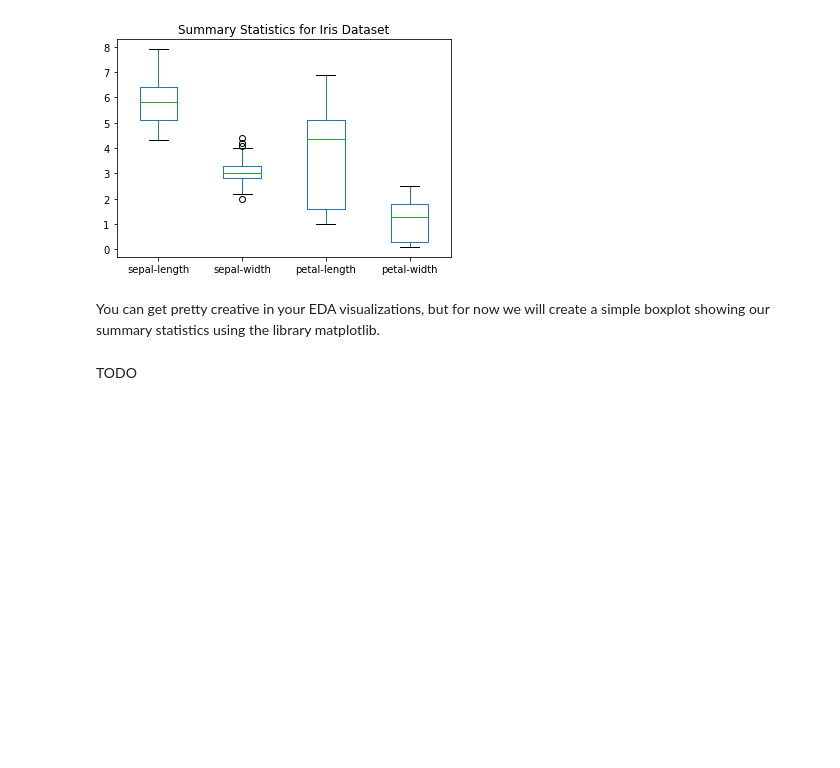
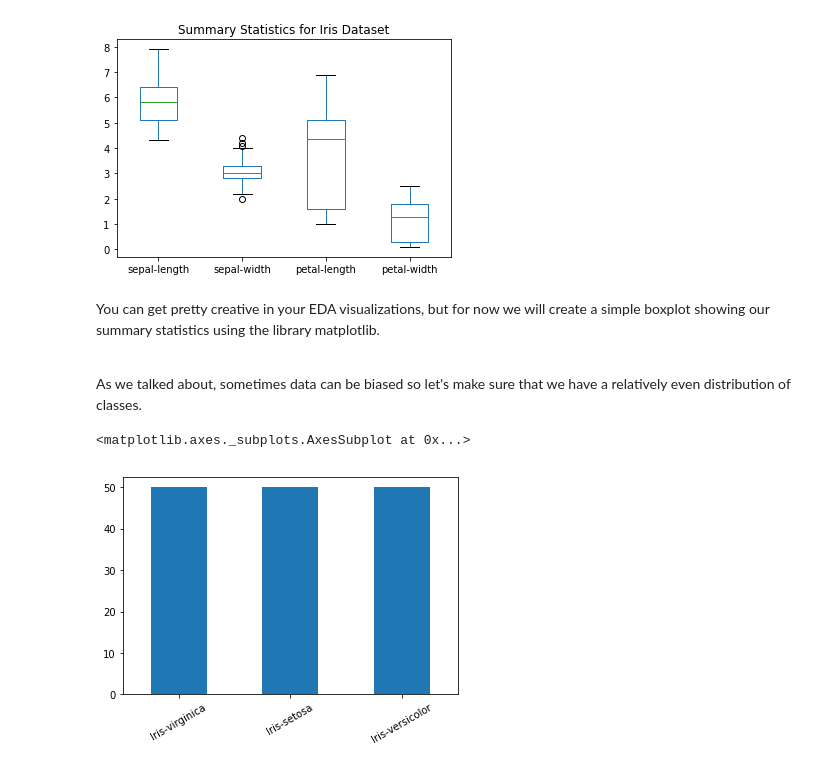
Before and after one commit to wwu-mentors/MachineLearning-Workshop, a Jupyter notebook: ml_workshop.ipynb, the cells around one changed output. Saved outputs shown, nothing was run; the diff lists cells and outputs as text; code cells hidden in the pictures; blank space fills up the shorter version.

```diff
--- a/ml_workshop.ipynb
+++ b/ml_workshop.ipynb
@@ -61,5 +61,11 @@ plt.show()
 [figure]
 # %% [markdown]
 You can get pretty creative in your EDA visualizations, but for now we will create a simple boxplot showing our summary statistics using the library matplotlib.
+
+<br />
+As we talked about, sometimes data can be biased so let's make sure that we have a relatively even distribution of classes.
-# %% [markdown]
-TODO
+# %%
+df['class'].value_counts().plot.bar(rot=30)
+# %% [output]
+<matplotlib.axes._subplots.AxesSubplot at 0x...>
+[figure, added]
```
Also changed, not shown: parts of 8 cells of this notebook.
